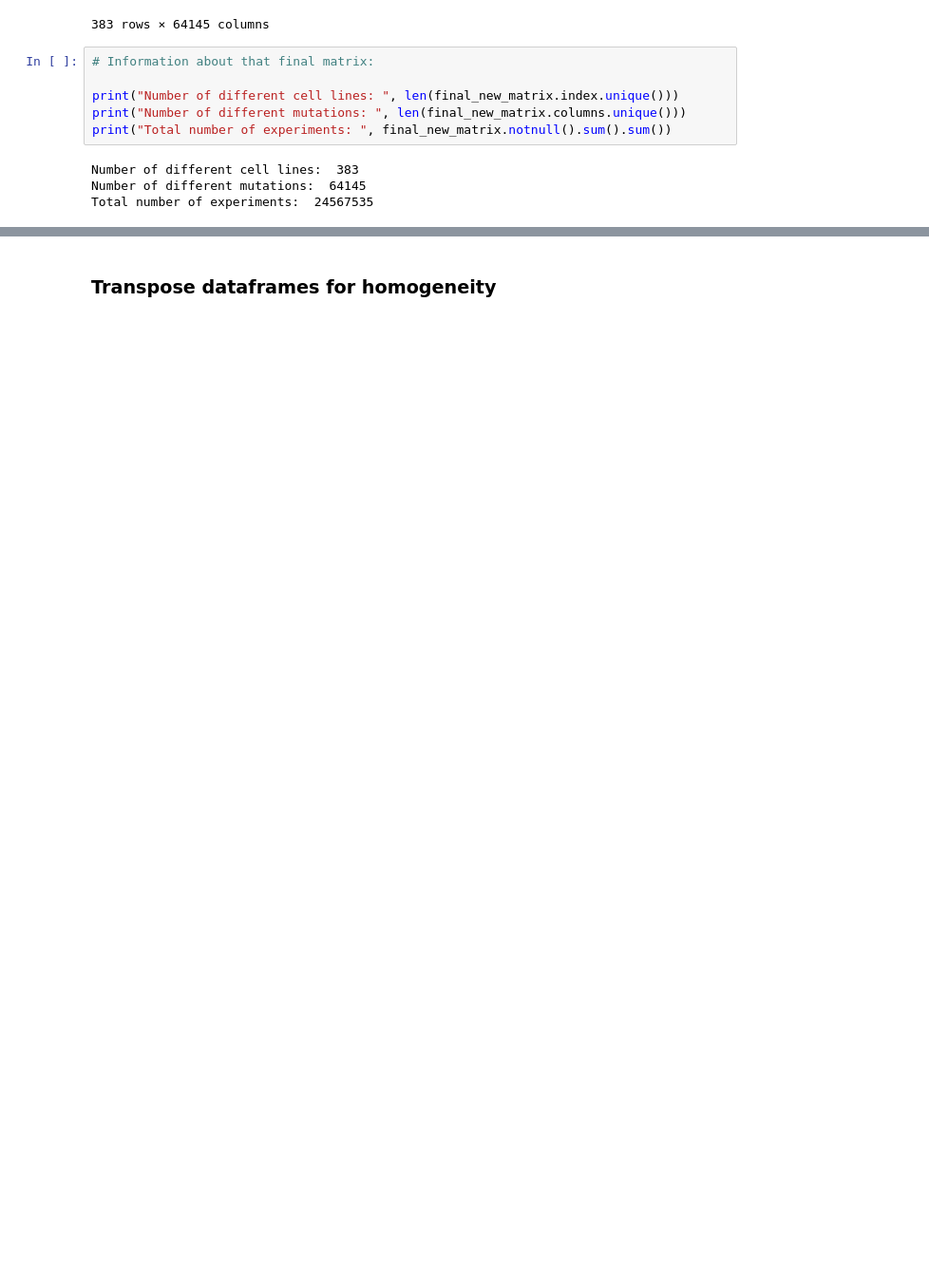
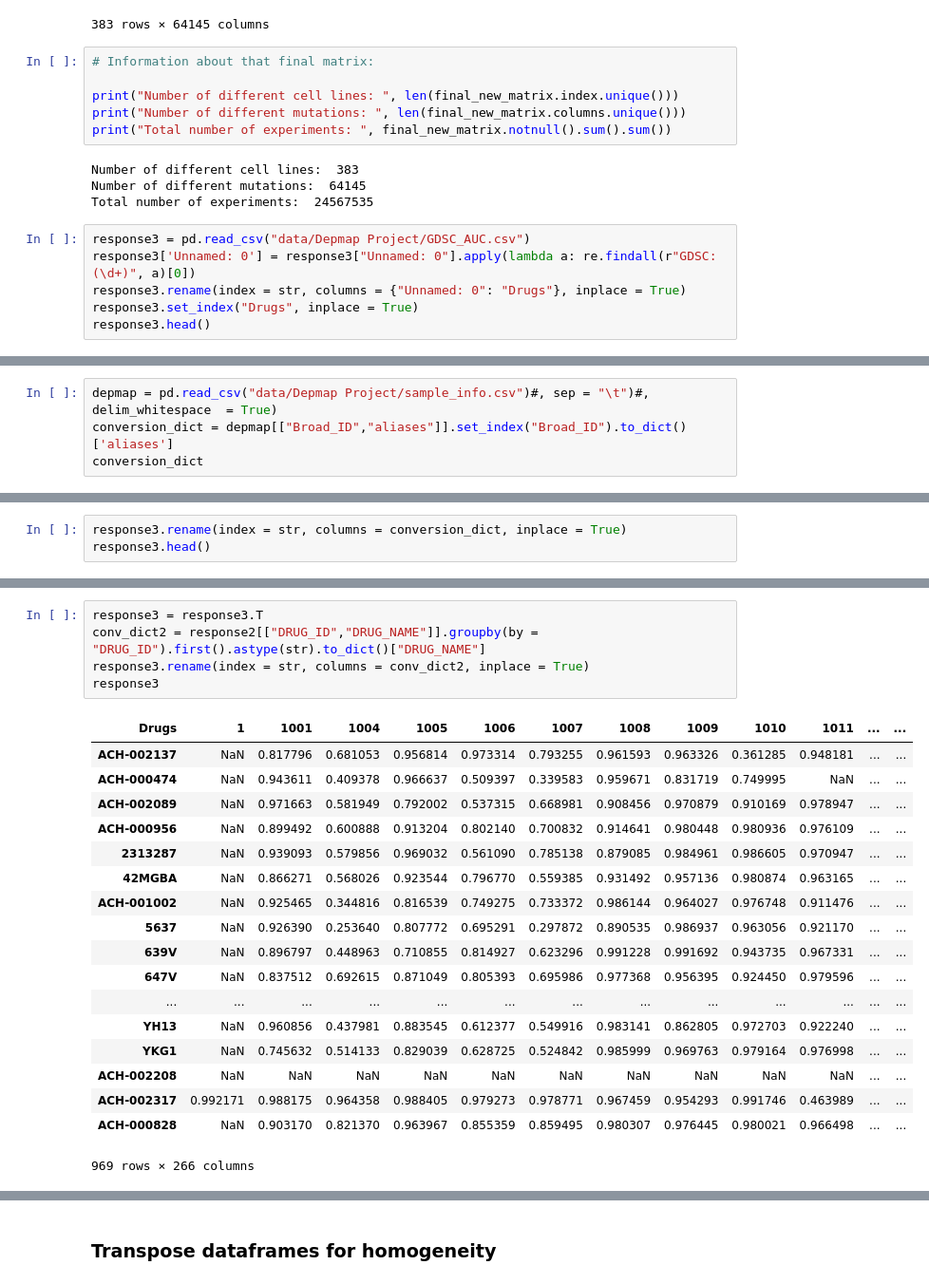
Before and after one commit to oskaradermecker/DataX_Drug_Response, a Jupyter notebook: Dataset comparison.ipynb, the cells around one changed output, grey strips where cells are left out. Shown at 95% size. Cells and saved outputs as stored; diff of their text form; blank space fills up the shorter version.

Commit message:
Updates of Depmap Data

```diff
--- a/Dataset comparison.ipynb
+++ b/Dataset comparison.ipynb
@@ -156,3 +157,9 @@ print("Total number of experiments: ", final_new_matrix.notnull().sum().sum())
 Number of different cell lines:  383
 Number of different mutations:  64145
 Total number of experiments:  24567535
+# %%
+response3 = pd.read_csv("data/Depmap Project/GDSC_AUC.csv")
+response3['Unnamed: 0'] = response3["Unnamed: 0"].apply(lambda a: re.findall(r"GDSC:(\d+)", a)[0])
+response3.rename(index = str, columns = {"Unnamed: 0": "Drugs"}, inplace = True)
+response3.set_index("Drugs", inplace = True)
+response3.head()
@@ -158,0 +175,4 @@ Total number of experiments:  24567535
+# %%
+depmap = pd.read_csv("data/Depmap Project/sample_info.csv")#, sep = "\t")#, delim_whitespace  = True)
+conversion_dict = depmap[["Broad_ID","aliases"]].set_index("Broad_ID").to_dict()['aliases']
+conversion_dict
@@ -158,0 +197,3 @@ Total number of experiments:  24567535
+# %%
+response3.rename(index = str, columns = conversion_dict, inplace = True)
+response3.head()
@@ -158,0 +209,24 @@ Total number of experiments:  24567535
+# %%
+response3 = response3.T
+conv_dict2 = response2[["DRUG_ID","DRUG_NAME"]].groupby(by = "DRUG_ID").first().astype(str).to_dict()["DRUG_NAME"]
+response3.rename(index = str, columns = conv_dict2, inplace = True)
+response3
+# %% [output]
+| Drugs | 1 | 1001 | 1004 | 1005 | 1006 | 1007 | 1008 | 1009 | 1010 | 1011 | ... | ... |
+| ACH-002137 | NaN | 0.817796 | 0.681053 | 0.956814 | 0.973314 | 0.793255 | 0.961593 | 0.963326 | 0.361285 | 0.948181 | ... | ... |
+| ACH-000474 | NaN | 0.943611 | 0.409378 | 0.966637 | 0.509397 | 0.339583 | 0.959671 | 0.831719 | 0.749995 | NaN | ... | ... |
+| ACH-002089 | NaN | 0.971663 | 0.581949 | 0.792002 | 0.537315 | 0.668981 | 0.908456 | 0.970879 | 0.910169 | 0.978947 | ... | ... |
+| ACH-000956 | NaN | 0.899492 | 0.600888 | 0.913204 | 0.802140 | 0.700832 | 0.914641 | 0.980448 | 0.980936 | 0.976109 | ... | ... |
+| 2313287 | NaN | 0.939093 | 0.579856 | 0.969032 | 0.561090 | 0.785138 | 0.879085 | 0.984961 | 0.986605 | 0.970947 | ... | ... |
+| 42MGBA | NaN | 0.866271 | 0.568026 | 0.923544 | 0.796770 | 0.559385 | 0.931492 | 0.957136 | 0.980874 | 0.963165 | ... | ... |
+| ACH-001002 | NaN | 0.925465 | 0.344816 | 0.816539 | 0.749275 | 0.733372 | 0.986144 | 0.964027 | 0.976748 | 0.911476 | ... | ... |
+| 5637 | NaN | 0.926390 | 0.253640 | 0.807772 | 0.695291 | 0.297872 | 0.890535 | 0.986937 | 0.963056 | 0.921170 | ... | ... |
+| 639V | NaN | 0.896797 | 0.448963 | 0.710855 | 0.814927 | 0.623296 | 0.991228 | 0.991692 | 0.943735 | 0.967331 | ... | ... |
+| 647V | NaN | 0.837512 | 0.692615 | 0.871049 | 0.805393 | 0.695986 | 0.977368 | 0.956395 | 0.924450 | 0.979596 | ... | ... |
+| ... | ... | ... | ... | ... | ... | ... | ... | ... | ... | ... | ... | ... |
+| YH13 | NaN | 0.960856 | 0.437981 | 0.883545 | 0.612377 | 0.549916 | 0.983141 | 0.862805 | 0.972703 | 0.922240 | ... | ... |
+| YKG1 | NaN | 0.745632 | 0.514133 | 0.829039 | 0.628725 | 0.524842 | 0.985999 | 0.969763 | 0.979164 | 0.976998 | ... | ... |
+| ACH-002208 | NaN | NaN | NaN | NaN | NaN | NaN | NaN | NaN | NaN | NaN | ... | ... |
+| ACH-002317 | 0.992171 | 0.988175 | 0.964358 | 0.988405 | 0.979273 | 0.978771 | 0.967459 | 0.954293 | 0.991746 | 0.463989 | ... | ... |
+| ACH-000828 | NaN | 0.903170 | 0.821370 | 0.963967 | 0.855359 | 0.859495 | 0.980307 | 0.976445 | 0.980021 | 0.966498 | ... | ... |
+969 rows × 266 columns
```
Also changed, not shown: parts of 22 cells of this notebook.
